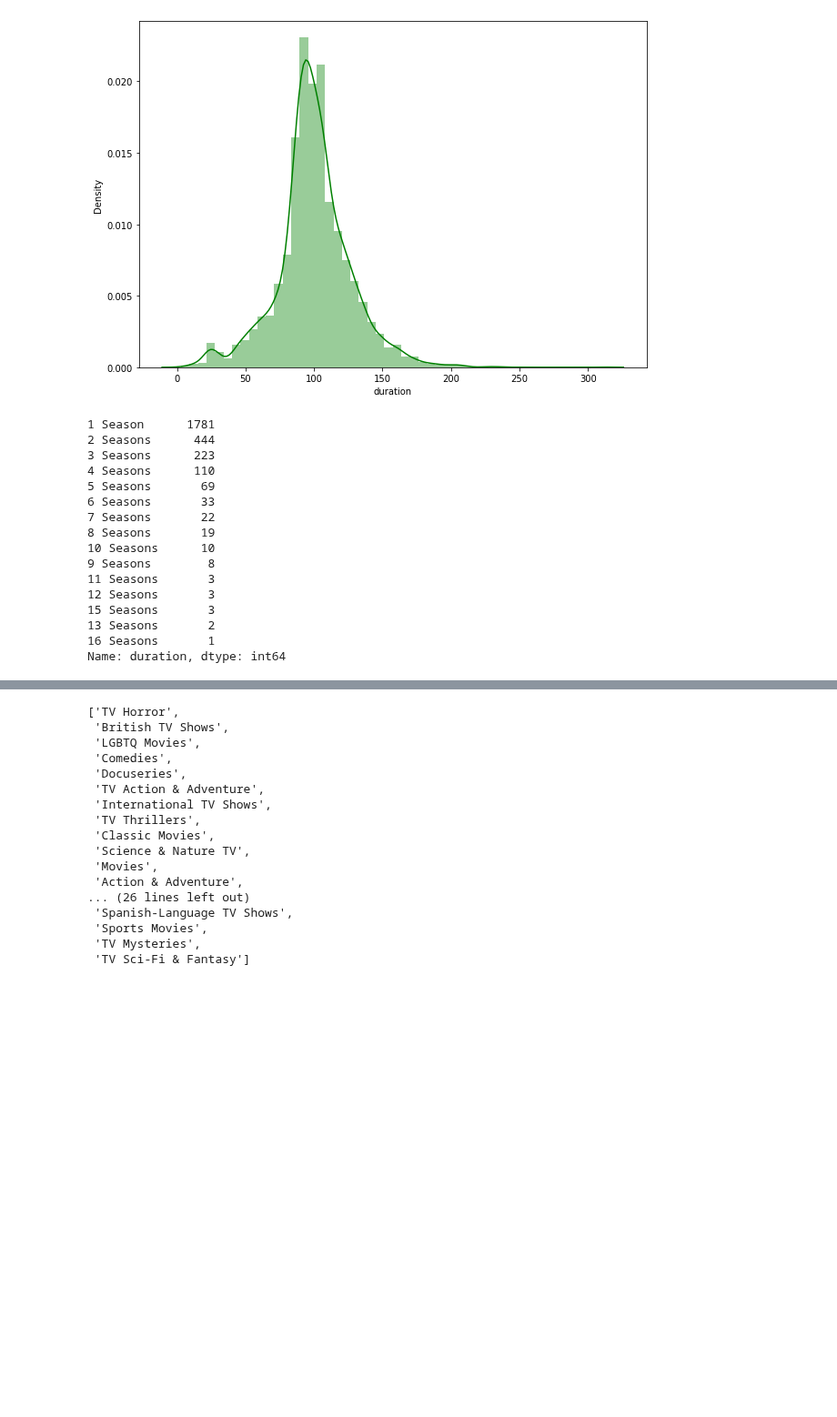
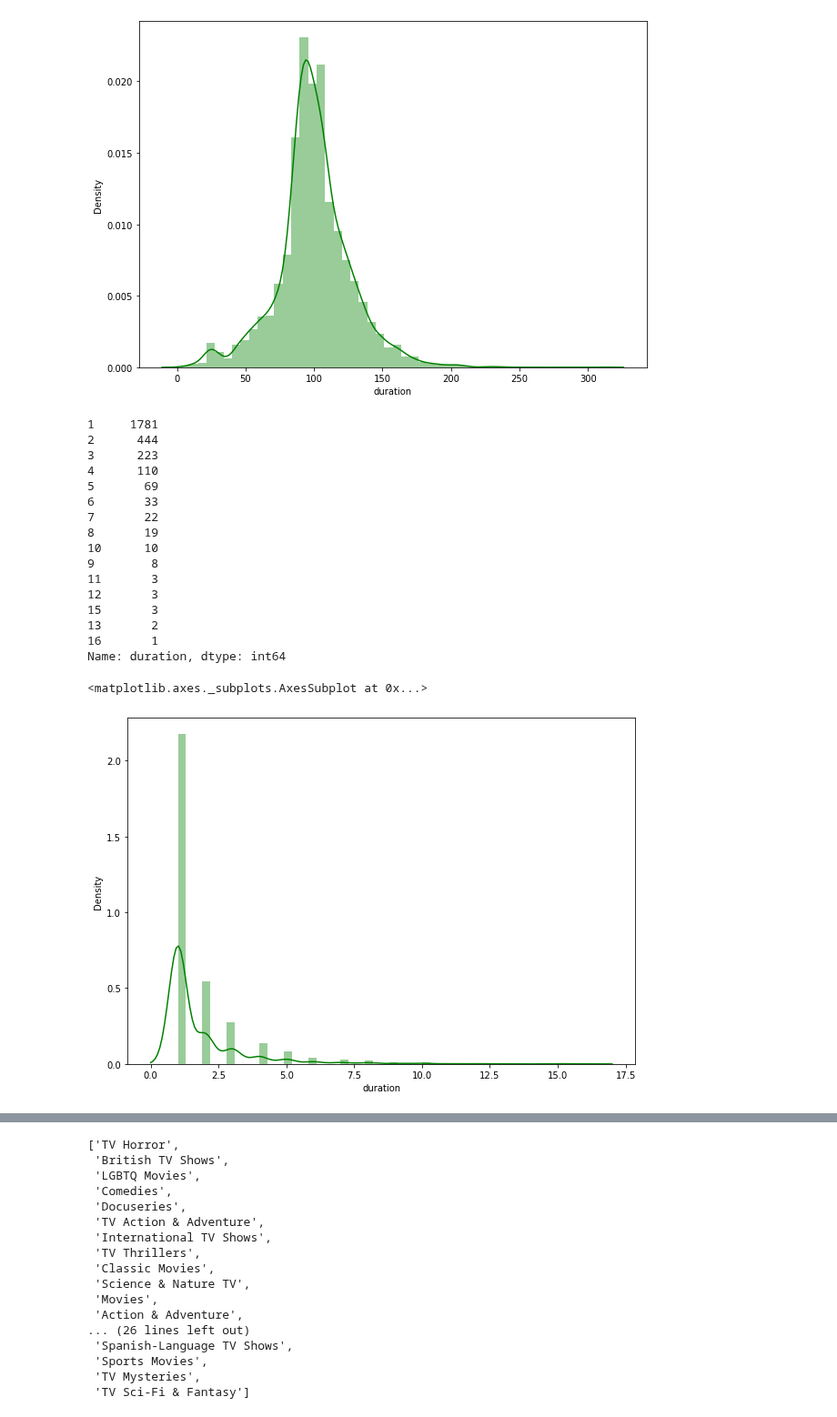
Before and after one commit to gauriagarwal18/NETFLIX_MOVIES_AND_TV_SHOWS_CLUSTERING, a Jupyter notebook: Netflix_Movies_And_Tv_Shows_Clustering_.ipynb, the cells around one changed output, grey strips where cells are left out. Shown at 91% size. Drawn from its saved outputs; the diff is of its cells as text; code cells hidden in the pictures; blank space fills up the shorter version.

```diff
--- a/Netflix_Movies_And_Tv_Shows_Clustering_.ipynb
+++ b/Netflix_Movies_And_Tv_Shows_Clustering_.ipynb
@@ -576,22 +699,27 @@ sns.distplot(netflix[netflix["type"]=="Movie"]["duration"], color = 'g')
 # %% [output]
 <matplotlib.axes._subplots.AxesSubplot at 0x...>
 [figure]
-# %%
-netflix[netflix["type"]=="TV Show"]["duration"].value_counts()
-# %% [output]
-1 Season      1781
-2 Seasons      444
-3 Seasons      223
-4 Seasons      110
-5 Seasons       69
-6 Seasons       33
-7 Seasons       22
-8 Seasons       19
-10 Seasons      10
-9 Seasons        8
-11 Seasons       3
-12 Seasons       3
-15 Seasons       3
-13 Seasons       2
-16 Seasons       1
-Name: duration, dtype: int64
+# %%
+print(netflix[netflix["type"]=="TV Show"]["duration"].value_counts())
+fig = plt.figure(figsize=(10,7))
+sns.distplot(netflix[netflix["type"]=="TV Show"]["duration"], color = 'g')
+#we can have a look that distribution of durtion of movies is a right skewed distribution.
+# %% [output]
+1     1781
+2      444
+3      223
+4      110
+5       69
+6       33
+7       22
+8       19
+10      10
+9        8
+11       3
+12       3
+15       3
+13       2
+16       1
+Name: duration, dtype: int64
+<matplotlib.axes._subplots.AxesSubplot at 0x...>
+[figure, added]
```
Also changed, not shown: parts of 13 cells of this notebook.
